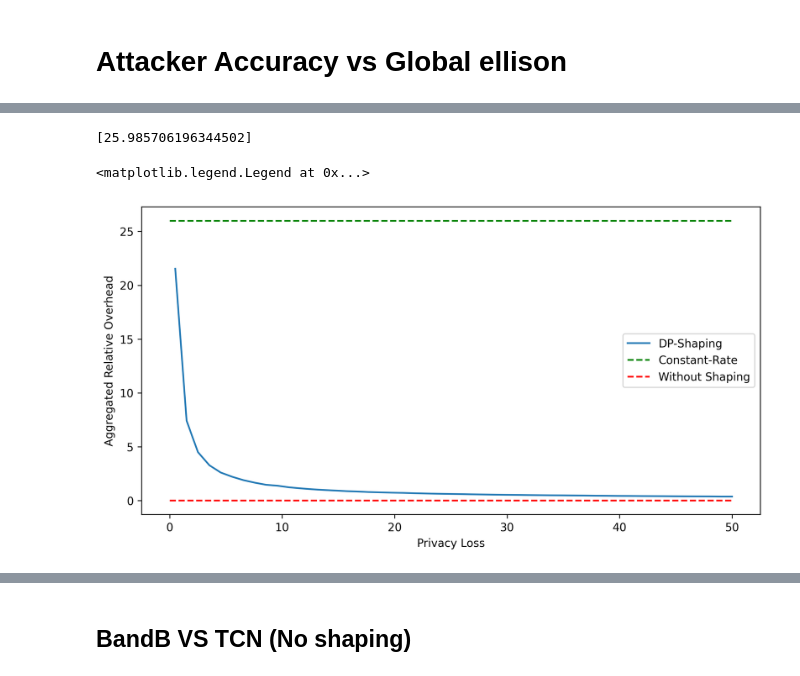
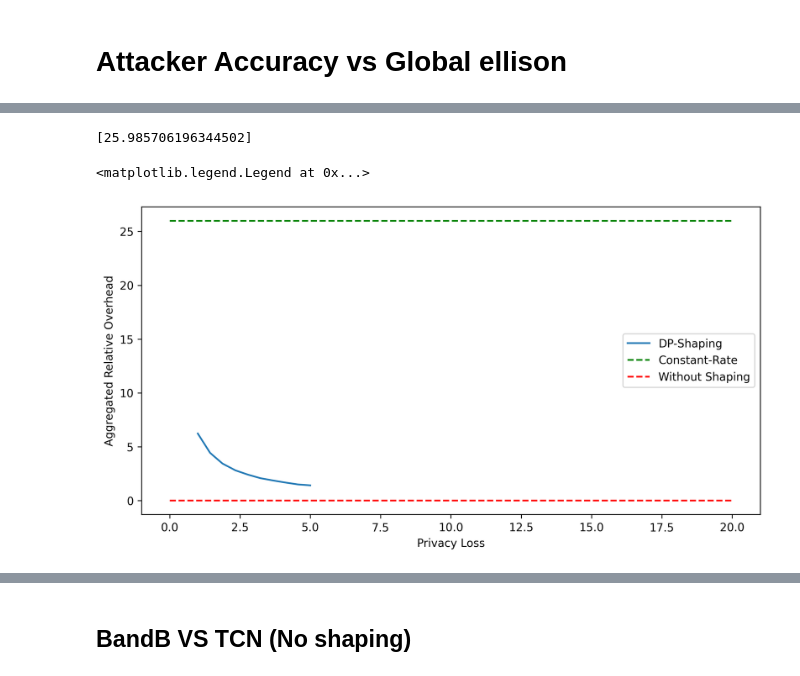
Before and after one commit to ubc-systopia/netshaper, a Jupyter notebook: simulator/plotting.ipynb, the cells around one changed output, grey strips where cells are left out. Cells and saved outputs as stored; diff of their text form; code cells hidden in the pictures.

```diff
--- a/simulator/plotting.ipynb
+++ b/simulator/plotting.ipynb
@@ -58,32 +44,32 @@ plt.legend()
 # %%
-results_dir = '/home/ubuntu/results/privacy_loss_vs_overhead_(2023-03-14_17-28)/results.pkl'
+results_dir = '/home/ubuntu/results/privacy_loss_vs_overhead_(2023-04-03_00-12)/results.pkl'
 baseline_results_dir = '/home/ubuntu/results/privacy_loss_vs_overhead_(2023-03-14_17-09)/baseline_results.pkl'
 
 results = pickle.load(open(results_dir, 'rb'))
 baseline_results = pickle.load(open(baseline_results_dir, 'rb'))
 
 
 # print(data['average_aggregated_overhead'])
 aao = results['average_aggregated_overhead']
 ano = results['average_norm_distance']
 awd = results['average_wasserstein_distance']
 privacy_loss = results['privacy_loss']
 
 baseline_aao = baseline_results['average_aggregated_overhead']
 print(baseline_aao)
 plt.figure(dpi=300, figsize=(10,5))
 plt.plot(privacy_loss,aao, label='DP-Shaping')
-plt.plot([0, 50], [baseline_aao, baseline_aao], 'g--', label='Constant-Rate')
-plt.plot([0, 50], [0, 0], 'r--', label='Without Shaping')
+plt.plot([0, 20], [baseline_aao, baseline_aao], 'g--', label='Constant-Rate')
+plt.plot([0, 20], [0, 0], 'r--', label='Without Shaping')
 # plt.xticks([0] + list(np.arange(10, 100+1, 10.0)))
 # plt.yticks(list(np.arange(0, 23, 2)) + [24.88])
 plt.xlabel('Privacy Loss')
 plt.ylabel('Aggregated Relative Overhead')
 plt.legend()
 # %% [output]
 [25.985706196344502]
 <matplotlib.legend.Legend at 0x...>
-[figure, old version]
+[figure, new version]
 # %%
 data_dir = '/home/ubuntu/results/privacy_loss_VS_overhead_(2023-02-27_22-43)/results.pkl'
 data = pickle.load(open(data_dir, 'rb'))
```
Also changed, not shown: parts of 13 cells of this notebook, 23 other files.
